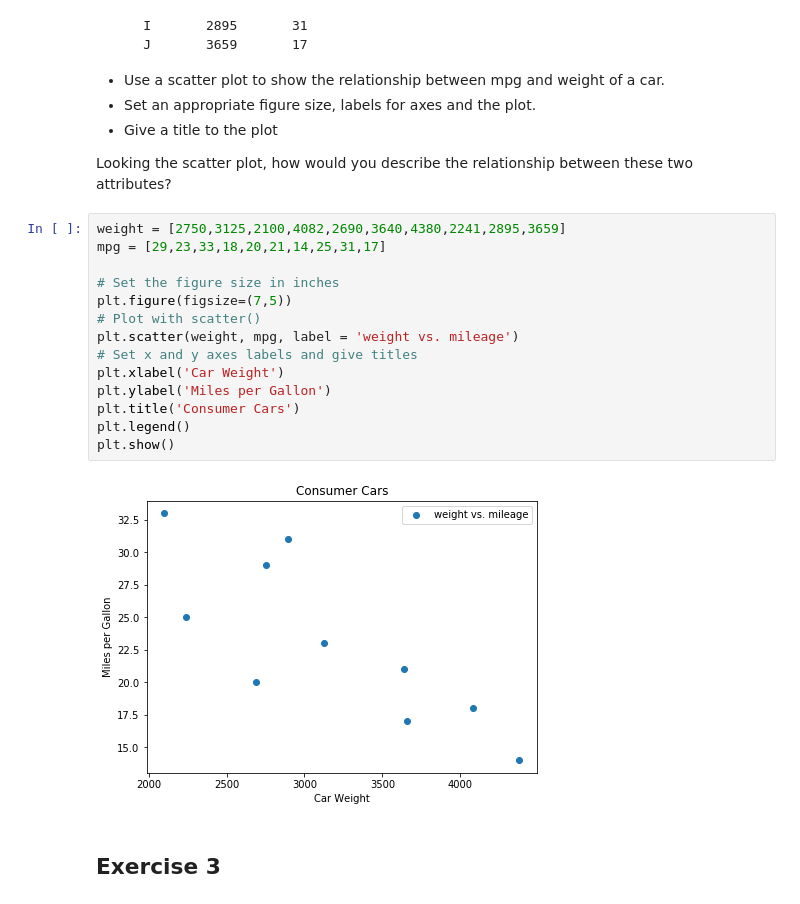
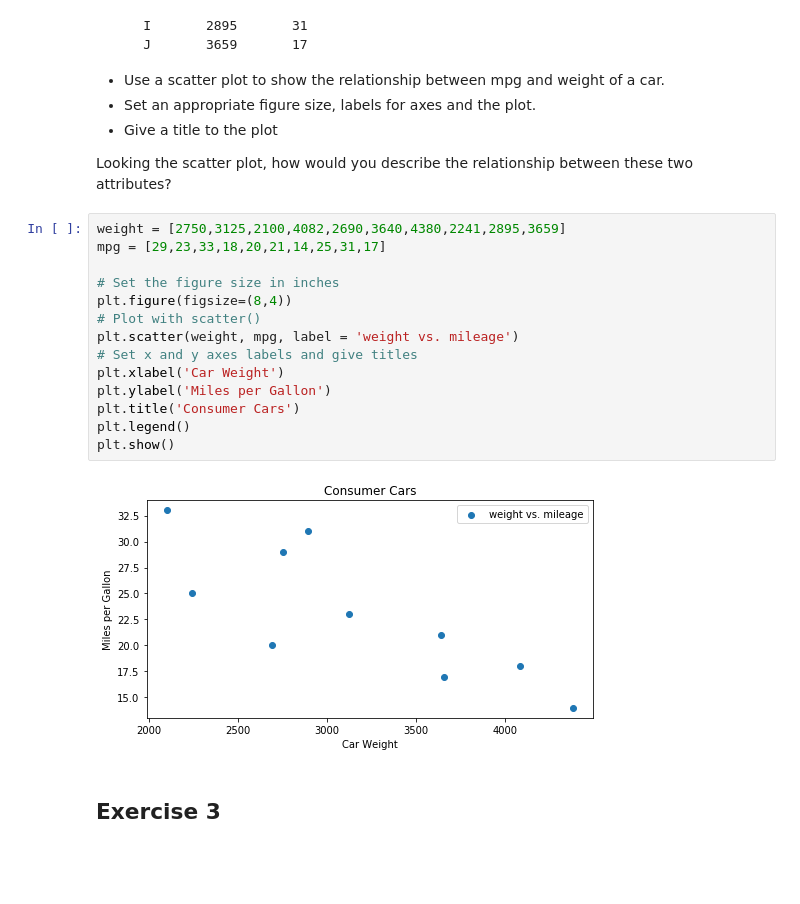
Before and after one commit to joaobretas/dsc-0-01-22-visualizing-data-lab-online-ds-sp-000, a Jupyter notebook: index.ipynb, the cells around one changed output. Saved outputs shown, nothing was run; the diff lists cells and outputs as text; blank space fills up the shorter version.

```diff
--- a/index.ipynb
+++ b/index.ipynb
@@ -67,19 +67,19 @@ Looking the scatter plot, how would you describe the relationship between these
 # %%
 weight = [2750,3125,2100,4082,2690,3640,4380,2241,2895,3659]
 mpg = [29,23,33,18,20,21,14,25,31,17]
 
 # Set the figure size in inches
-plt.figure(figsize=(7,5))
+plt.figure(figsize=(8,4))
 # Plot with scatter()
 plt.scatter(weight, mpg, label = 'weight vs. mileage')
 # Set x and y axes labels and give titles
 plt.xlabel('Car Weight')
 plt.ylabel('Miles per Gallon')
 plt.title('Consumer Cars')
 plt.legend()
 plt.show()
 # %% [output]
-[figure, old version]
+[figure, new version]
 # %% [markdown]
 ## Exercise 3
 # %% [markdown]
```
